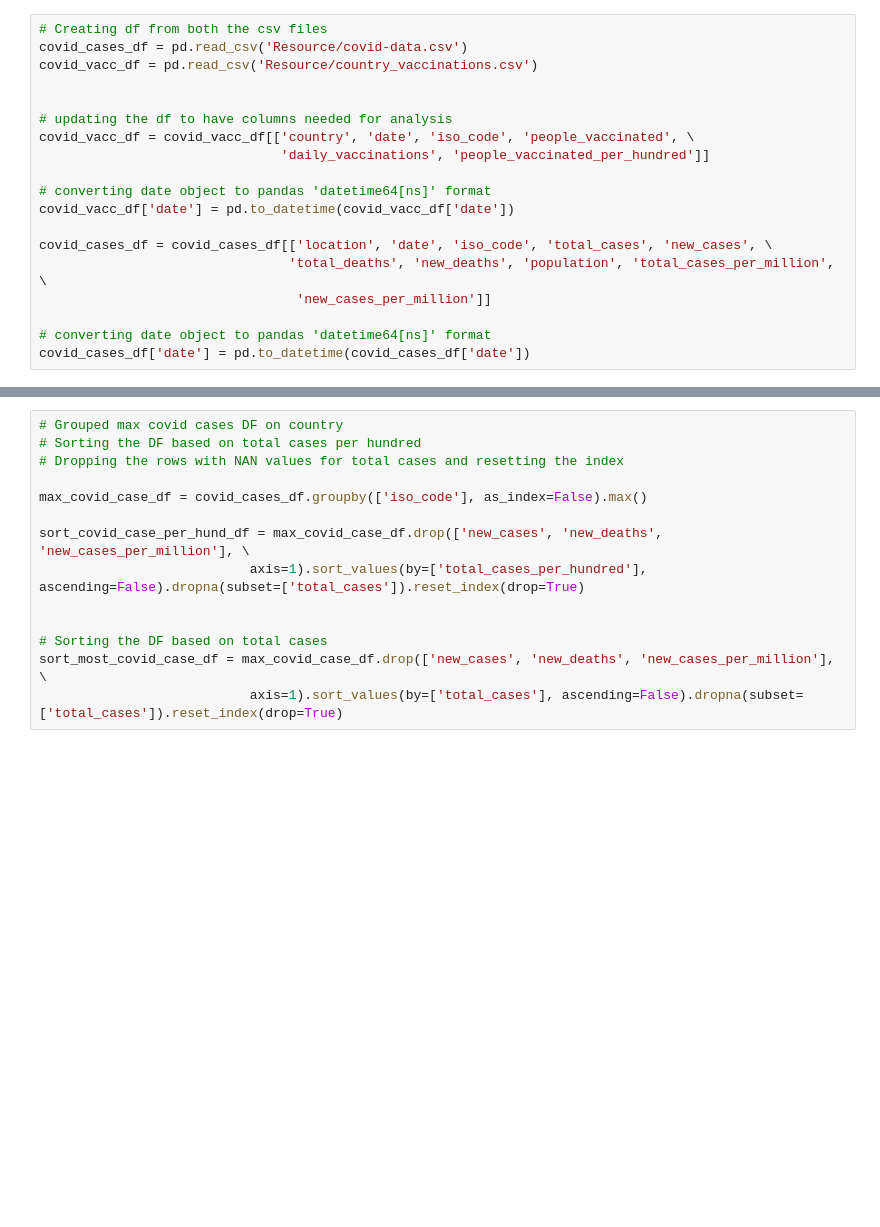
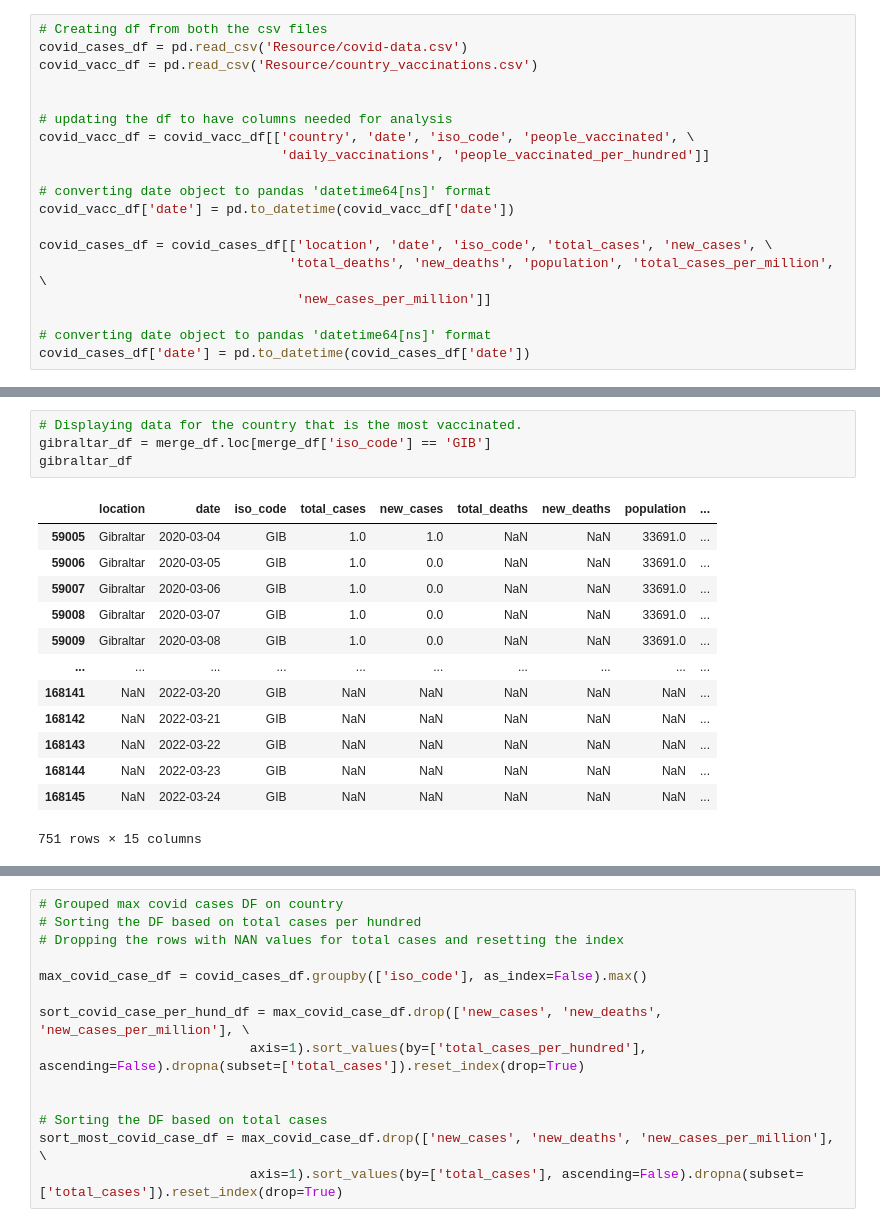
Before and after one commit to oiwuoni/group-3-bootcamp-project-1-repo, a Jupyter notebook: Covid-19_Cases_Vaccination.ipynb, the cells around one changed output, grey strips where cells are left out. Saved outputs shown, nothing was run; the diff lists cells and outputs as text; blank space fills up the shorter version.

```diff
--- a/Covid-19_Cases_Vaccination.ipynb
+++ b/Covid-19_Cases_Vaccination.ipynb
@@ -44,0 +59,18 @@ max_covid_vacc_df
+# %%
+# Displaying data for the country that is the most vaccinated.
+gibraltar_df = merge_df.loc[merge_df['iso_code'] == 'GIB']
+gibraltar_df
+# %% [output]
+|  | location | date | iso_code | total_cases | new_cases | total_deaths | new_deaths | population | ... |
+| 59005 | Gibraltar | 2020-03-04 | GIB | 1.0 | 1.0 | NaN | NaN | 33691.0 | ... |
+| 59006 | Gibraltar | 2020-03-05 | GIB | 1.0 | 0.0 | NaN | NaN | 33691.0 | ... |
+| 59007 | Gibraltar | 2020-03-06 | GIB | 1.0 | 0.0 | NaN | NaN | 33691.0 | ... |
+| 59008 | Gibraltar | 2020-03-07 | GIB | 1.0 | 0.0 | NaN | NaN | 33691.0 | ... |
+| 59009 | Gibraltar | 2020-03-08 | GIB | 1.0 | 0.0 | NaN | NaN | 33691.0 | ... |
+| ... | ... | ... | ... | ... | ... | ... | ... | ... | ... |
+| 168141 | NaN | 2022-03-20 | GIB | NaN | NaN | NaN | NaN | NaN | ... |
+| 168142 | NaN | 2022-03-21 | GIB | NaN | NaN | NaN | NaN | NaN | ... |
+| 168143 | NaN | 2022-03-22 | GIB | NaN | NaN | NaN | NaN | NaN | ... |
+| 168144 | NaN | 2022-03-23 | GIB | NaN | NaN | NaN | NaN | NaN | ... |
+| 168145 | NaN | 2022-03-24 | GIB | NaN | NaN | NaN | NaN | NaN | ... |
+751 rows × 15 columns
```
Also changed, not shown: parts of 27 cells of this notebook.
